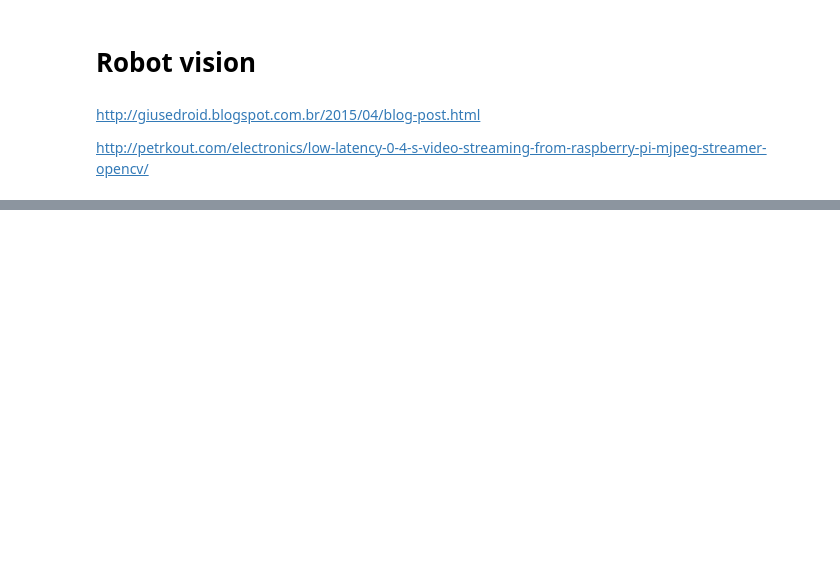
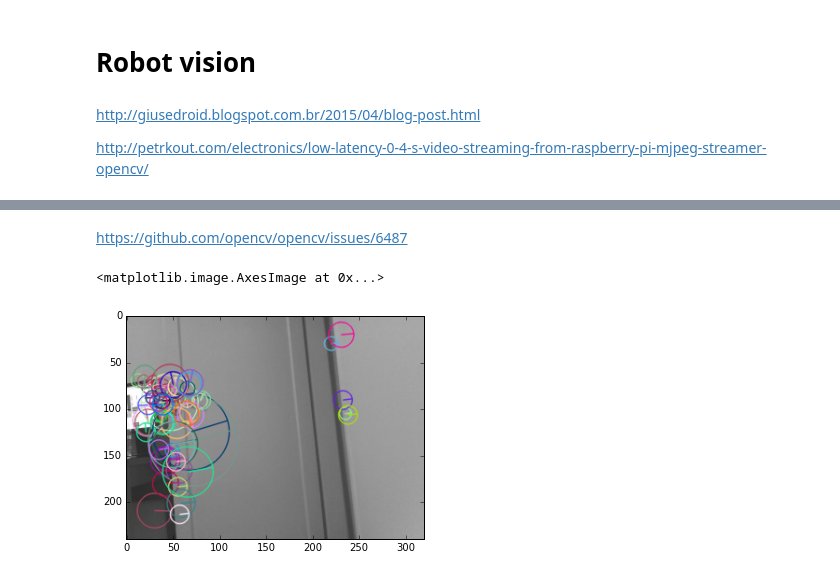
Before and after one commit to perenecabuto/notebooks, a Jupyter notebook: Robot vision.ipynb, the cells around one changed output, grey strips where cells are left out. Drawn from its saved outputs; the diff is of its cells as text; code cells hidden in the pictures; blank space fills up the shorter version.

```diff
--- a/Robot vision.ipynb
+++ b/Robot vision.ipynb
@@ -68,0 +84,10 @@ stream.close()
+# %% [markdown]
+https://github.com/opencv/opencv/issues/6487
+# %%
+surf = cv2.xfeatures2d.SURF_create()
+(kp, descs) = surf.detectAndCompute(gray, None)
+imgsurf = cv2.drawKeypoints(gray, kp, img.copy(), flags=cv2.DRAW_MATCHES_FLAGS_DRAW_RICH_KEYPOINTS)
+plt.imshow(imgsurf)
+# %% [output]
+<matplotlib.image.AxesImage at 0x...>
+[figure, added]
```
Also changed, not shown: parts of 12 cells of this notebook.
